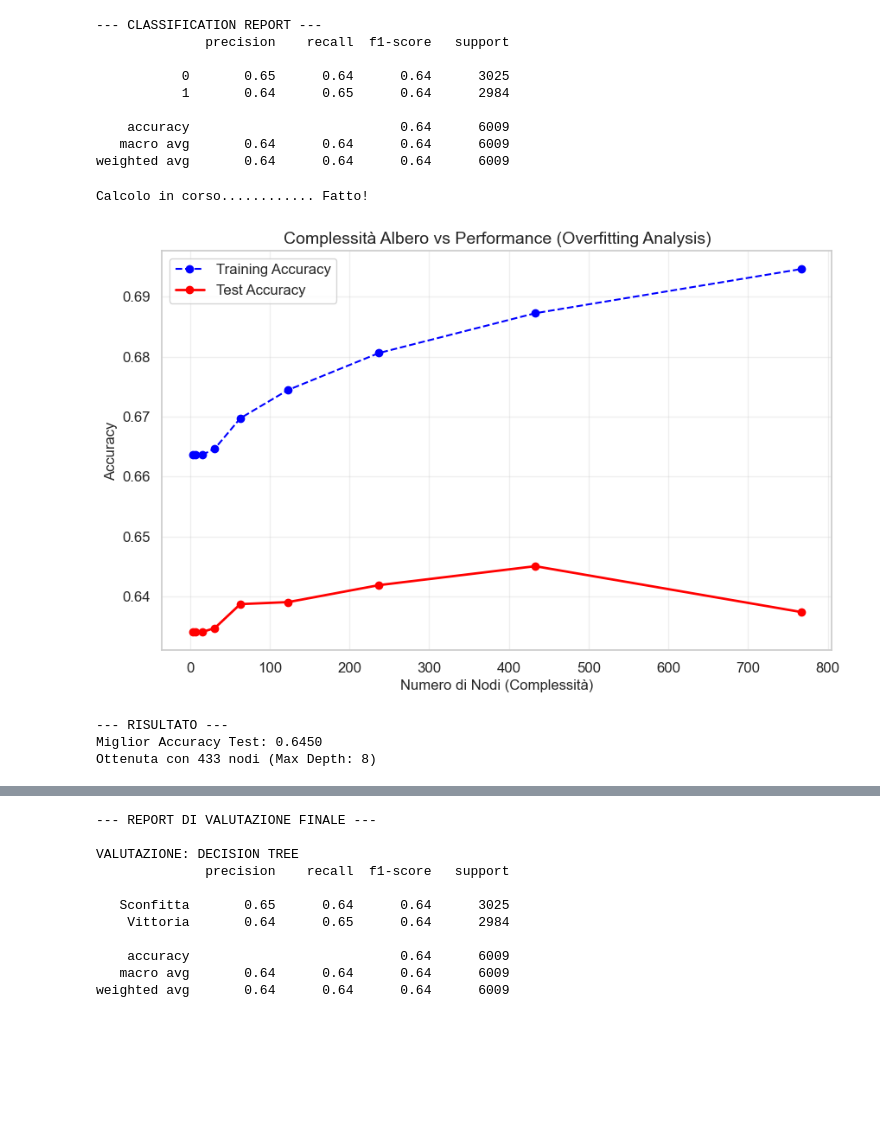
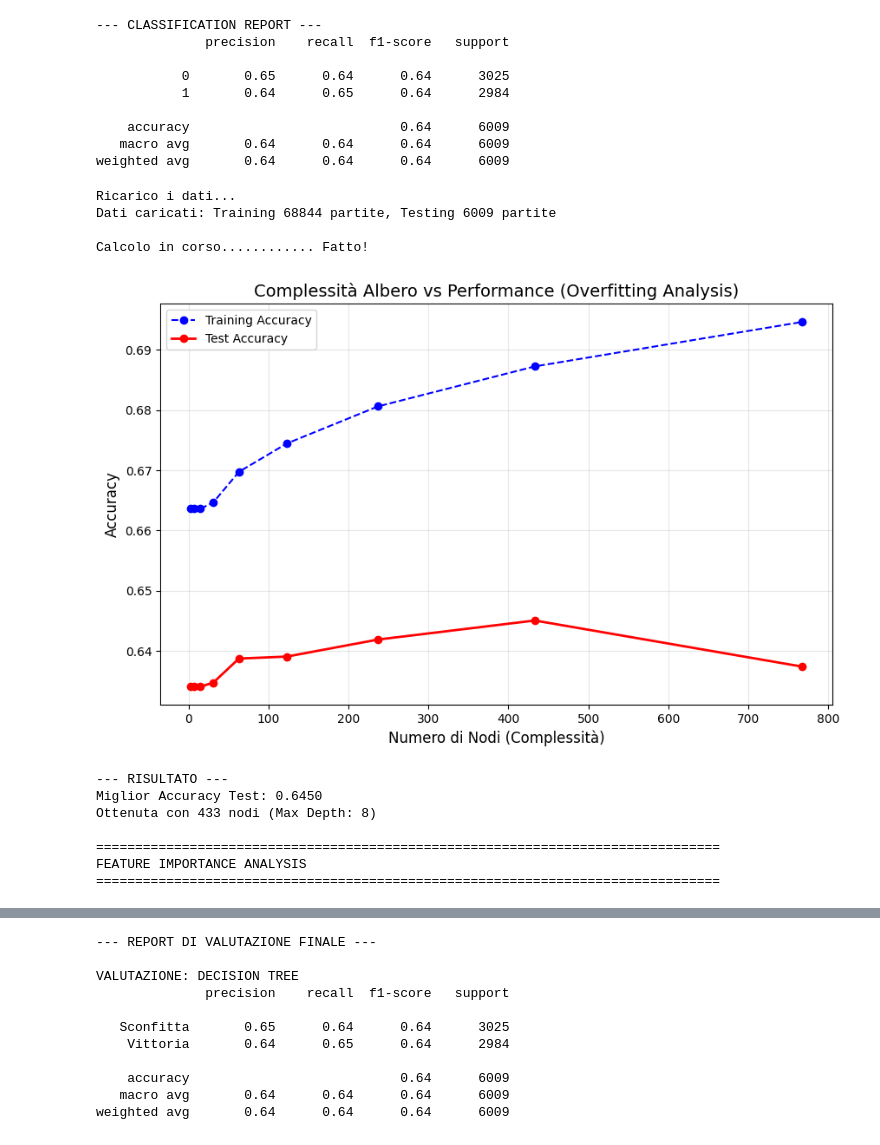
Before and after one commit to ilBiondo06/ML-Tennis-Prediction, a Jupyter notebook: tennis-prediction.ipynb, the cells around one changed output, grey strips where cells are left out. Cells and saved outputs as stored; diff of their text form; code cells hidden in the pictures; blank space fills up the shorter version.

```diff
--- a/tennis-prediction.ipynb
+++ b/tennis-prediction.ipynb
@@ -564,8 +413,8 @@ def transform_to_ml_format(df):
     }
     df_ml['round_num'] = df_ml['round'].map(round_map).fillna(1).astype(int)
 
-    # Rimuoviamo le colonne originali stringa
-    df_ml = df_ml.drop(columns=['surface', 'round', 'tourney_level'])
+    # Rimuoviamo le colonne originali stringa (tranne tourney_level che serve per K-factor)
+    df_ml = df_ml.drop(columns=['surface', 'round'])
 
     # --- B. RINOMINA GENERICA (Winner -> P1, Loser -> P2) ---
     rename_map = {}
@@ -1463,16 +1278,49 @@ weighted avg       0.64      0.64      0.64      6009
 import matplotlib.pyplot as plt
 from sklearn.tree import DecisionTreeClassifier
 import numpy as np
+import pandas as pd
+
+# ==========================================
+# PREPARAZIONE DATI (se non disponibili)
+# ==========================================
+# Ricarica i dati se non sono in memoria
+try:
+    X_train.shape
+except NameError:
+    print("Ricarico i dati...")
+    df_ml = pd.read_csv("dataset_ml_ready.csv")
+    df_ml['tourney_date'] = pd.to_datetime(df_ml['tourney_date'])
+
+    features = [
+        'best_of', 'round_num', 'surface_Hard', 'surface_Clay', 'surface_Grass', 'surface_Carpet',
+        'diff_age', 'diff_ht', 'p1_is_left', 'p2_is_left',
+        'DIFF_ELO', 'DIFF_SURF_ELO', 'ATP_RANK_DIFF', 'ATP_POINT_DIFF', 'DIFF_H2H',
+        'DIFF_N_GAMES', 'WIN_LAST_5_DIFF', 'WIN_LAST_25_DIFF', 'WIN_LAST_50_DIFF', 'WIN_LAST_100_DIFF',
+        'ELO_GRAD_20_DIFF', 'ELO_GRAD_35_DIFF', 'ELO_GRAD_50_DIFF', 'ELO_GRAD_100_DIFF'
+    ]
+
+    train_mask = df_ml['tourney_date'] < '2023-01-01'
+    test_mask = df_ml['tourney_date'] >= '2023-01-01'
+
+    X_train = df_ml.loc[train_mask, features]
+    y_train = df_ml.loc[train_mask, 'target']
+    X_test = df_ml.loc[test_mask, features]
+    y_test = df_ml.loc[test_mask, 'target']
+
+    print(f"Dati caricati: Training {len(X_train)} partite, Testing {len(X_test)} partite")
+
+# ==========================================
+# OVERFITTING ANALYSIS
+# ==========================================
 
 # 1. Definiamo un range di profondità da testare
-# (Più l'albero è profondo, più nodi avrà)
 depths = range(1, 10)
 
 train_scores = []
 test_scores = []
 node_counts = []
 
-print("Calcolo in corso...", end="")
+print("\nCalcolo in corso...", end="")
 
 for d in depths:
     # Creiamo e addestriamo l'albero con la profondità corrente
@@ -1488,34 +1336,70 @@ for d in depths:
     print(".", end="")
 
 print(" Fatto!")
 
 # 2. Generiamo il Grafico
 plt.figure(figsize=(10, 6))
 
 # Linea Training (Solitamente sale sempre)
 plt.plot(node_counts, train_scores, marker='o', label='Training Accuracy', color='blue', linestyle='--')
 
 # Linea Test (Sale e poi scende/stabilizza)
 plt.plot(node_counts, test_scores, marker='o', label='Test Accuracy', color='red', linewidth=2)
 
 # Abbellimenti
 plt.title('Complessità Albero vs Performance (Overfitting Analysis)', fontsize=14)
 plt.xlabel('Numero di Nodi (Complessità)', fontsize=12)
 plt.ylabel('Accuracy', fontsize=12)
 plt.legend()
 plt.grid(True, alpha=0.3)
 
 # Mostriamo il grafico
 plt.show()
 
 # 3. Troviamo il punto ottimale
 best_idx = np.argmax(test_scores)
 print(f"--- RISULTATO ---")
 print(f"Miglior Accuracy Test: {test_scores[best_idx]:.4f}")
 print(f"Ottenuta con {node_counts[best_idx]} nodi (Max Depth: {depths[best_idx]})")
+
+# 4. FEATURE IMPORTANCE del modello ottimale
+print("\n" + "="*80)
+print("FEATURE IMPORTANCE ANALYSIS")
+print("="*80)
+
+# Estraiamo le feature importance dal modello clf (l'ultimo creato nel loop)
+feature_importance = clf.feature_importances_
+importance_df = pd.DataFrame({
+    'Feature': features,
+    'Importance': feature_importance
+}).sort_values('Importance', ascending=False)
+
+# Plot Top 20 Features
+plt.figure(figsize=(12, 8))
+top_20 = importance_df.head(20)
+plt.barh(range(len(top_20)), top_20['Importance'], color='steelblue')
+plt.yticks(range(len(top_20)), top_20['Feature'])
+plt.xlabel('Importanza (Gini Decrease)', fontsize=12)
+plt.title('Top 20 Feature Importance - Decision Tree', fontsize=14, fontweight='bold')
+plt.gca().invert_yaxis()
+plt.grid(True, alpha=0.3, axis='x')
+plt.tight_layout()
+plt.show()
+
+print("\nTop 10 Features:")
+for idx, row in importance_df.head(10).iterrows():
+    print(f"{row['Feature']:<30} {row['Importance']:.4f}")
+print("="*80)
 # %% [output]
+Ricarico i dati...
+Dati caricati: Training 68844 partite, Testing 6009 partite
+
 Calcolo in corso............ Fatto!
-[figure, old version]
+[figure, new version]
 --- RISULTATO ---
 Miglior Accuracy Test: 0.6450
 Ottenuta con 433 nodi (Max Depth: 8)
+
+================================================================================
+FEATURE IMPORTANCE ANALYSIS
+================================================================================
```
Also changed, not shown: parts of 30 cells of this notebook, 5 other files.
